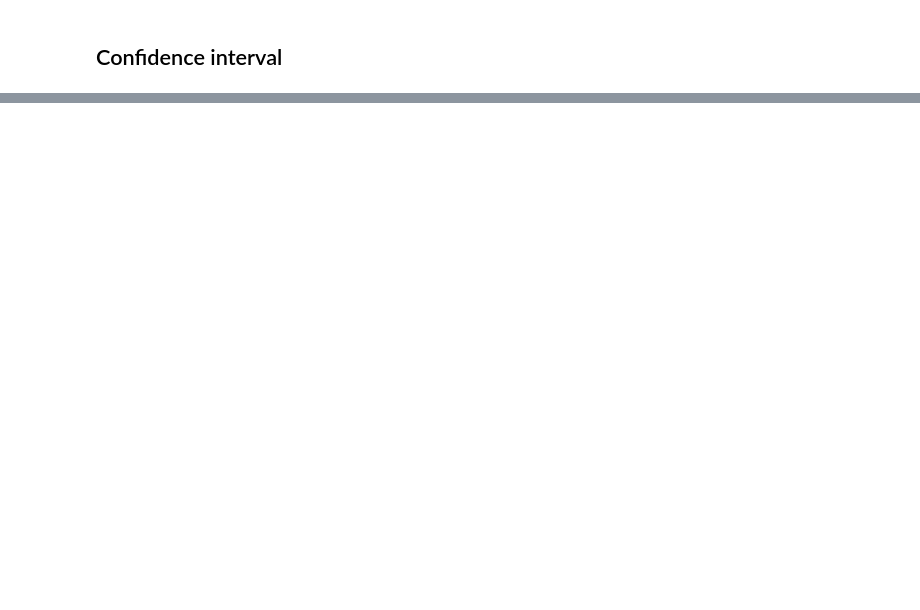
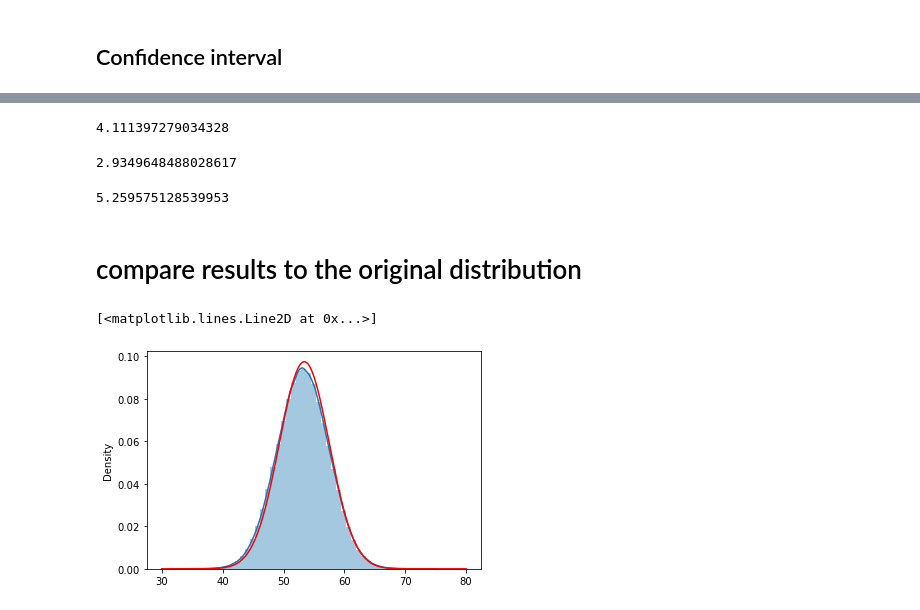
Before and after one commit to benbogart/bootstrapping_the_std, a Jupyter notebook: bootstrapping_the_std.ipynb, the cells around one changed output, grey strips where cells are left out. Drawn from its saved outputs; the diff is of its cells as text; code cells hidden in the pictures; blank space fills up the shorter version.

```diff
--- a/bootstrapping_the_std.ipynb
+++ b/bootstrapping_the_std.ipynb
@@ -53,0 +75,34 @@ If this population were drawn from 1000 different populations 65
+# %%
+# patience, this will take some time
+bs_big = np.random.choice(sample, (len(sample), 10**7), replace=True)
+# %%
+bs_stds = bs_big.std(axis=0)
+bs_std_mean = bs_stds.mean()
+bs_std_mean
+# %% [output]
+4.111397279034328
+# %%
+np.quantile(bs_stds, 0.025)
+# %% [output]
+2.9349648488028617
+# %%
+np.quantile(bs_stds, 0.975)
+# %% [output]
+5.259575128539953
+# %% [markdown]
+# compare results to the original distribution
+# %%
+# sns.distplot(population)
+
+x = np.linspace(30, 80, 1000)
+# %%
+import scipy.stats as st
+
+dist = st.norm(loc=bs_means_mean, scale=bs_std_mean)
+y = dist.pdf(x)
+# %%
+sns.distplot(population)
+plt.plot(x,y, color='red')
+# %% [output]
+[<matplotlib.lines.Line2D at 0x...>]
+[figure, added]
```
Also changed, not shown: parts of 12 cells of this notebook.
